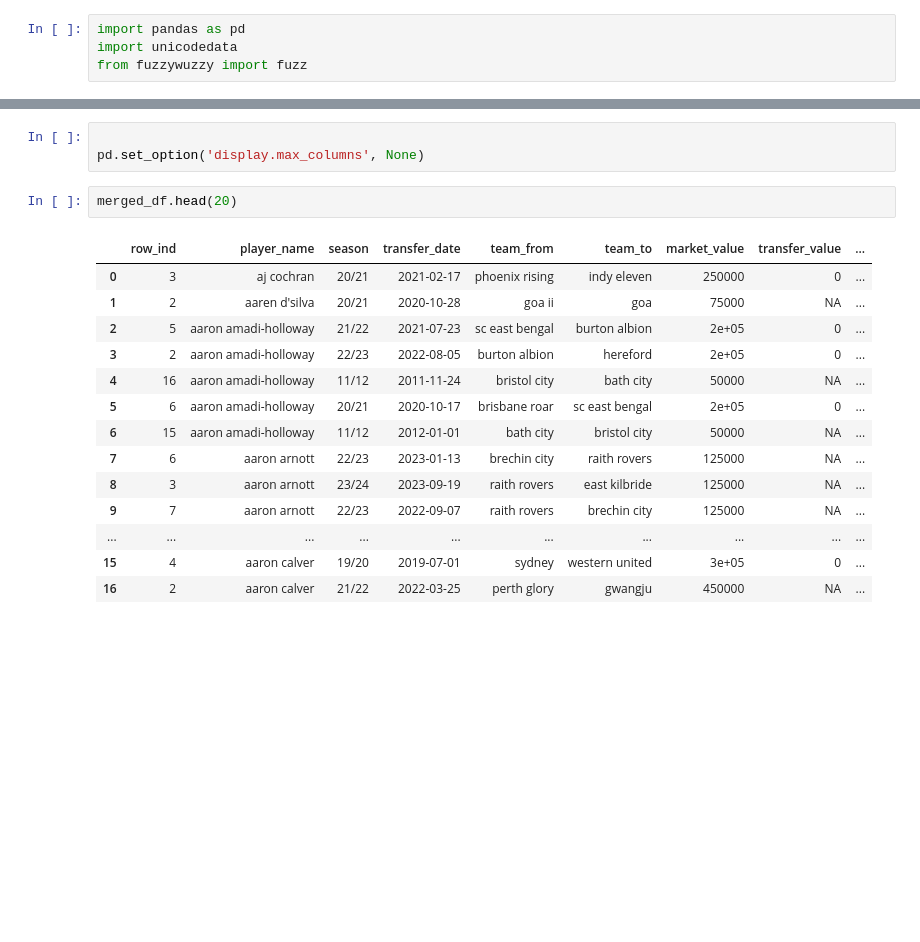
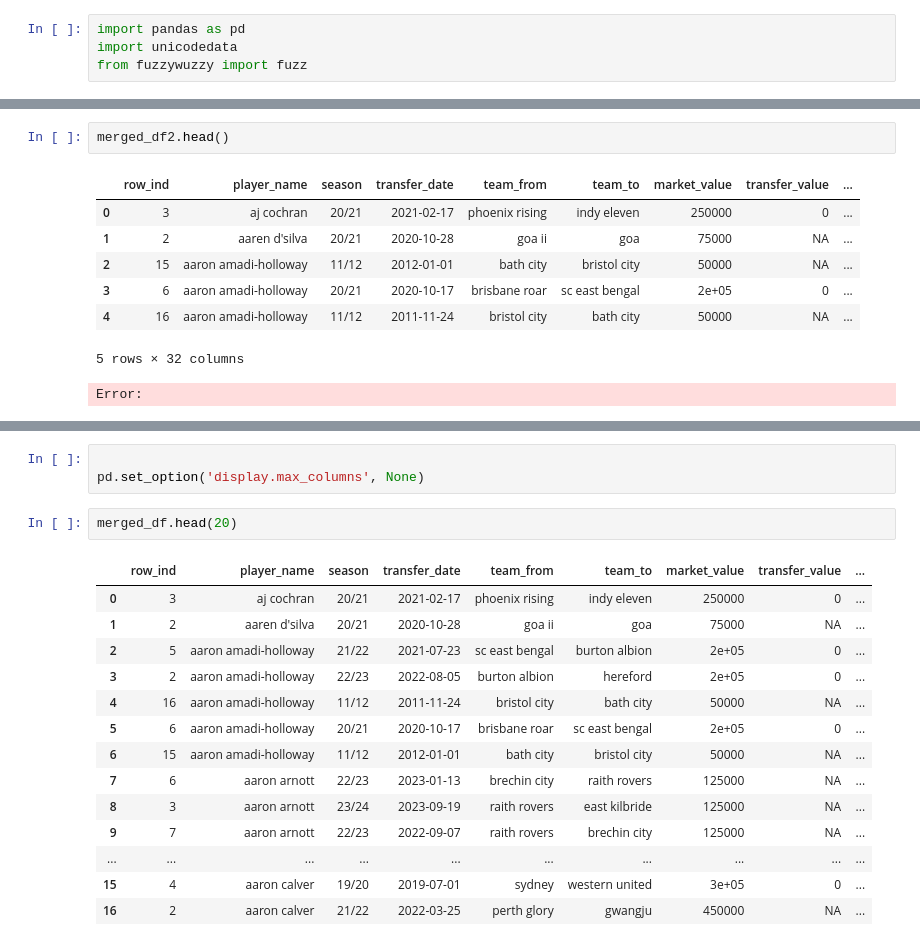
Before and after one commit to Constanzafl/matchatablasfuzzyygem, a Jupyter notebook: transferenciasfuzzy.ipynb, the cells around one changed output, grey strips where cells are left out. Saved outputs shown, nothing was run; the diff lists cells and outputs as text; blank space fills up the shorter version.

```diff
--- a/transferenciasfuzzy.ipynb
+++ b/transferenciasfuzzy.ipynb
@@ -350,3 +483,14 @@ from fuzzywuzzy import fuzz
+# %%
+merged_df2.head()
+# %% [output]
+|  | row_ind | player_name | season | transfer_date | team_from | team_to | market_value | transfer_value | ... |
+| 0 | 3 | aj cochran | 20/21 | 2021-02-17 | phoenix rising | indy eleven | 250000 | 0 | ... |
+| 1 | 2 | aaren d'silva | 20/21 | 2020-10-28 | goa ii | goa | 75000 | NA | ... |
+| 2 | 15 | aaron amadi-holloway | 11/12 | 2012-01-01 | bath city | bristol city | 50000 | NA | ... |
+| 3 | 6 | aaron amadi-holloway | 20/21 | 2020-10-17 | brisbane roar | sc east bengal | 2e+05 | 0 | ... |
+| 4 | 16 | aaron amadi-holloway | 11/12 | 2011-11-24 | bristol city | bath city | 50000 | NA | ... |
+5 rows × 32 columns
+Error:
 # %%
 
 
```
Also changed, not shown: parts of 16 cells of this notebook, 4 other files.
